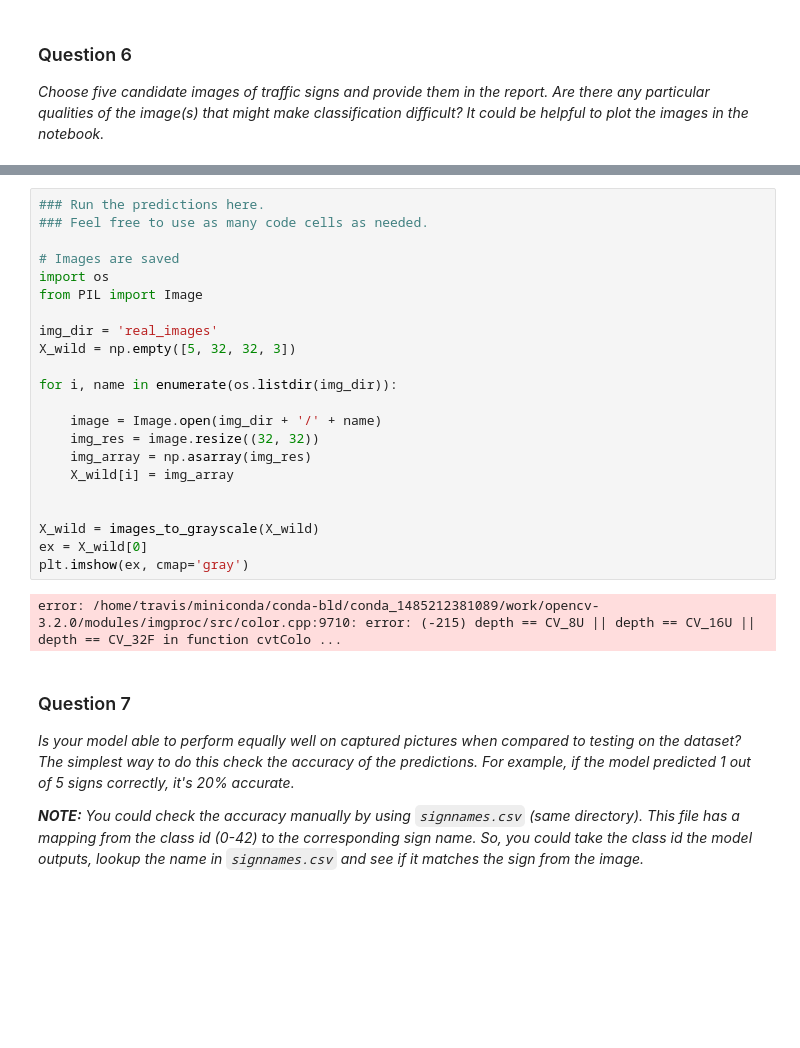
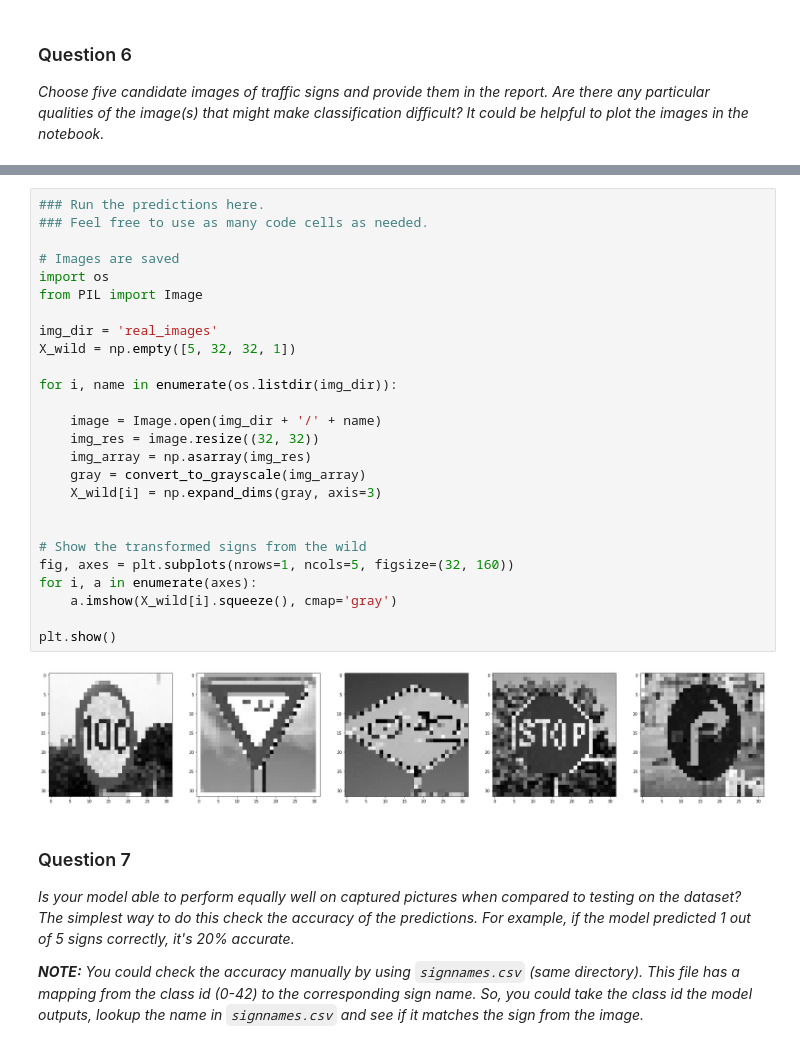
Before and after one commit to sebasibarguen/CarND-Traffic-Sign-Classifier-Project, a Jupyter notebook: Traffic_Sign_Classifier.ipynb, the cells around one changed output, grey strips where cells are left out. Saved outputs shown, nothing was run; the diff lists cells and outputs as text; blank space fills up the shorter version.

```diff
--- a/Traffic_Sign_Classifier.ipynb
+++ b/Traffic_Sign_Classifier.ipynb
@@ -450,27 +468,31 @@ _Choose five candidate images of traffic signs and provide them in the report. A
 # %%
 ### Run the predictions here.
 ### Feel free to use as many code cells as needed.
 
 # Images are saved
 import os
 from PIL import Image
 
 img_dir = 'real_images'
-X_wild = np.empty([5, 32, 32, 3])
+X_wild = np.empty([5, 32, 32, 1])
 
 for i, name in enumerate(os.listdir(img_dir)):
 
     image = Image.open(img_dir + '/' + name)
     img_res = image.resize((32, 32))
     img_array = np.asarray(img_res)
-    X_wild[i] = img_array
+    gray = convert_to_grayscale(img_array)
+    X_wild[i] = np.expand_dims(gray, axis=3)
 
 
-X_wild = images_to_grayscale(X_wild)
-ex = X_wild[0]
-plt.imshow(ex, cmap='gray')
+# Show the transformed signs from the wild
+fig, axes = plt.subplots(nrows=1, ncols=5, figsize=(32, 160))
+for i, a in enumerate(axes):
+    a.imshow(X_wild[i].squeeze(), cmap='gray')
+
+plt.show()
 # %% [output]
-error: /home/travis/miniconda/conda-bld/conda_1485212381089/work/opencv-3.2.0/modules/imgproc/src/color.cpp:9710: error: (-215) depth == CV_8U || depth == CV_16U || depth == CV_32F in function cvtColo ...
+[figure, added]
 # %% [markdown]
 ### Question 7
 
```
Also changed, not shown: parts of 18 cells of this notebook, 3 other files.
